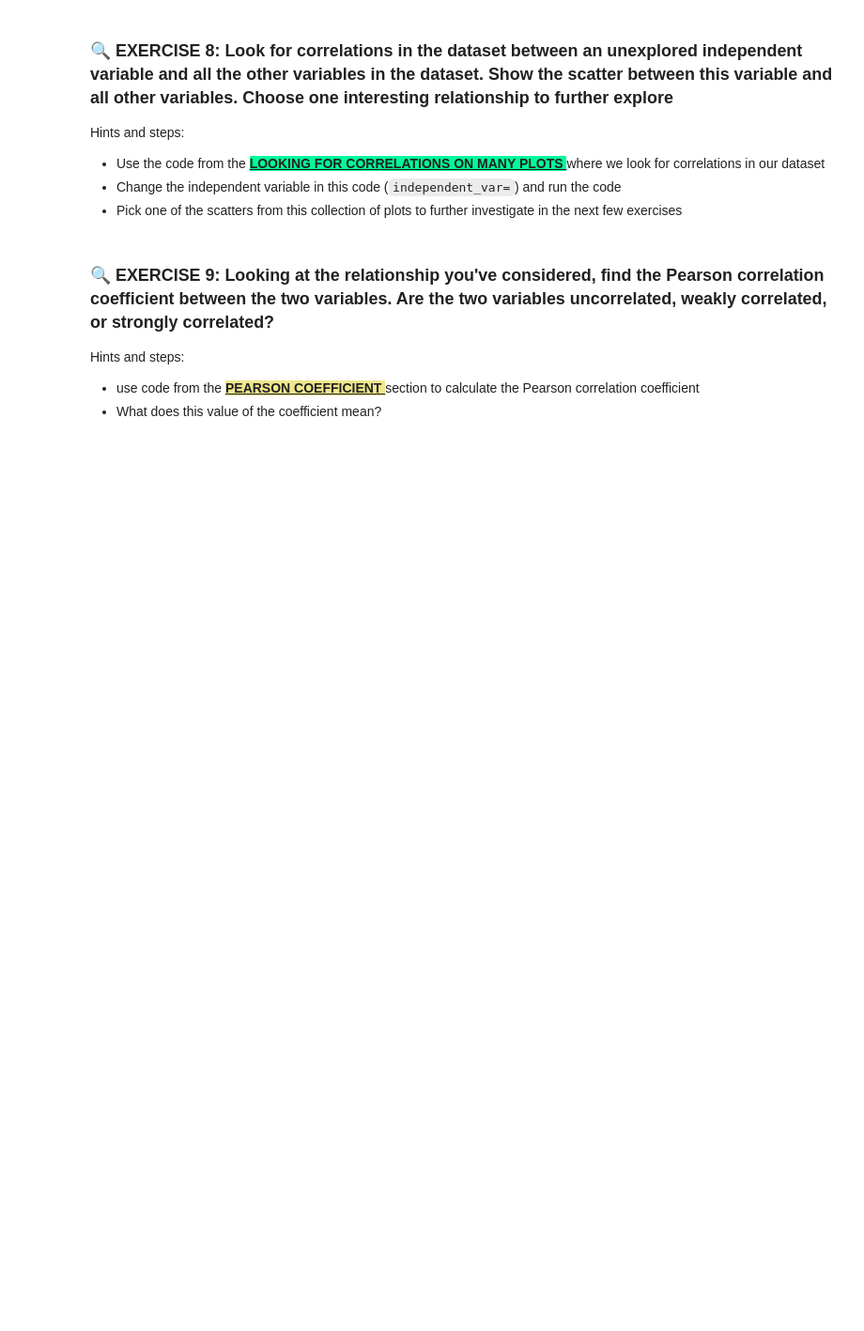
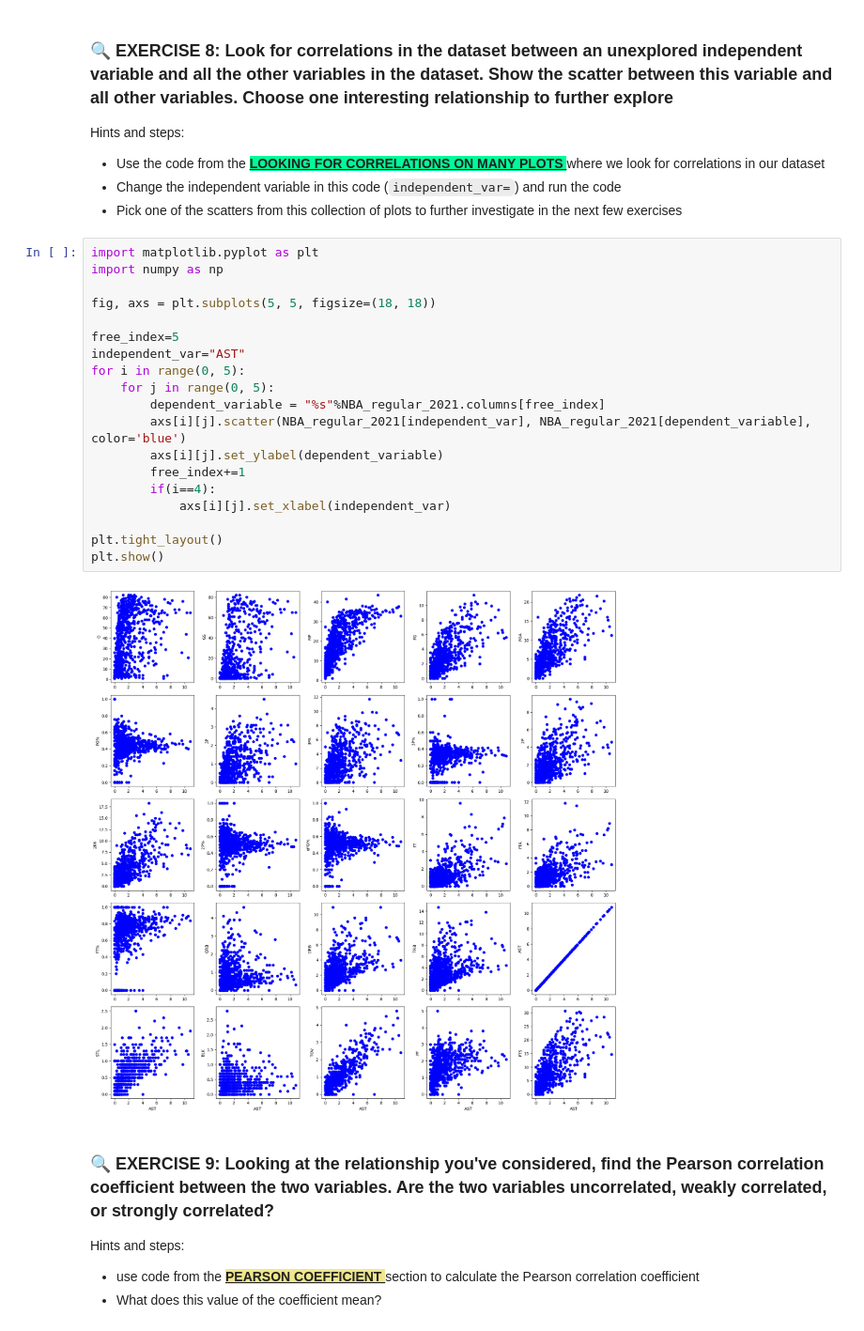
Before and after one commit to PrisonTeachingInitiative/CFR-2025, a Jupyter notebook: Stats/Notebooks/2-Correlation_regression_NEW.ipynb, the cells around one changed output. Shown at 94% size. Saved outputs shown, nothing was run; the diff lists cells and outputs as text; blank space fills up the shorter version.

```diff
--- a/Stats/Notebooks/2-Correlation_regression_NEW.ipynb
+++ b/Stats/Notebooks/2-Correlation_regression_NEW.ipynb
@@ -470,6 +587,27 @@ Hints and steps:
 - Use the code from the <span style="background-color: mediumspringgreen;"> <b> <u> LOOKING FOR CORRELATIONS ON MANY PLOTS </u> </b> </span> where we look for correlations in our dataset
 - Change the independent variable in this code (`independent_var=`) and run the code
 - Pick one of the scatters from this collection of plots to further investigate in the next few exercises
+# %%
+import matplotlib.pyplot as plt
+import numpy as np
+
+fig, axs = plt.subplots(5, 5, figsize=(18, 18))
+
+free_index=5
+independent_var="AST"
+for i in range(0, 5):
+    for j in range(0, 5):
+        dependent_variable = "%s"%NBA_regular_2021.columns[free_index]
+        axs[i][j].scatter(NBA_regular_2021[independent_var], NBA_regular_2021[dependent_variable], color='blue')
+        axs[i][j].set_ylabel(dependent_variable)
+        free_index+=1
+        if(i==4):
+            axs[i][j].set_xlabel(independent_var)
+
+plt.tight_layout()
+plt.show()
+# %% [output]
+[figure, added]
 # %% [markdown]
 ### 🔍 EXERCISE 9: Looking at the relationship you've considered, find the Pearson correlation coefficient between the two variables. Are the two variables uncorrelated, weakly correlated, or strongly correlated?
 
```
Also changed, not shown: parts of 7 cells of this notebook.
